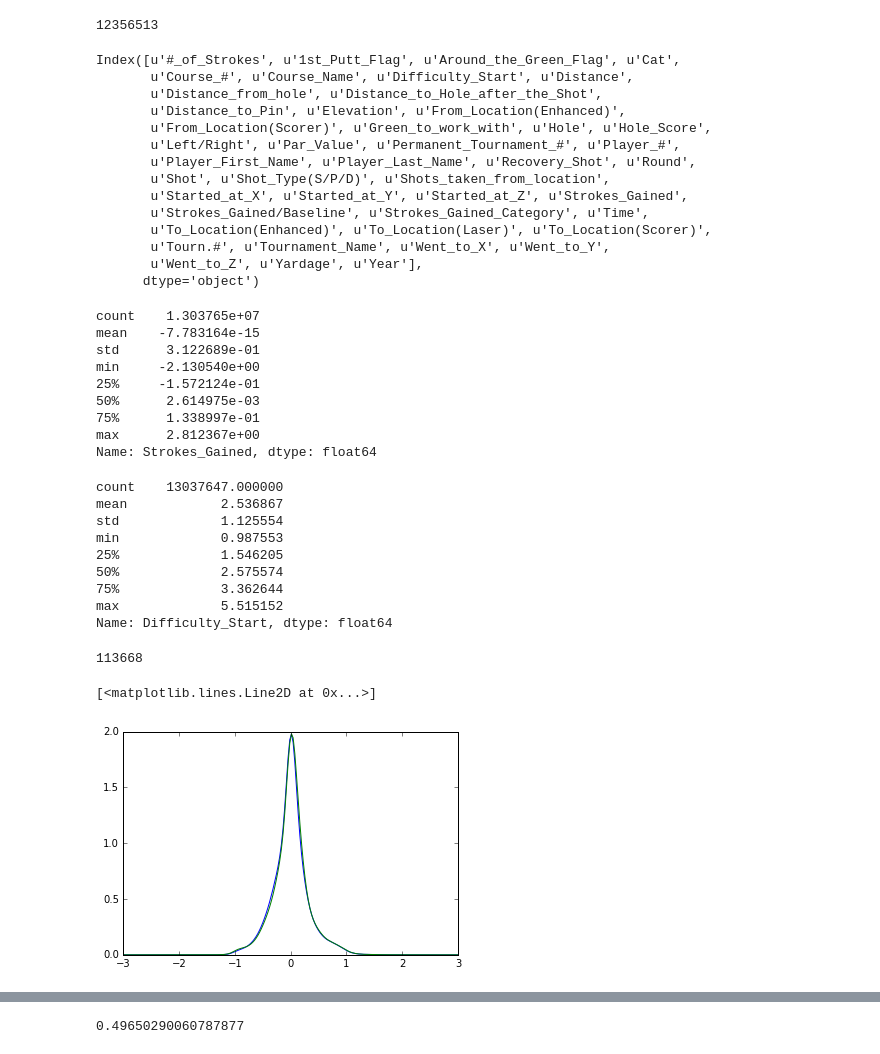
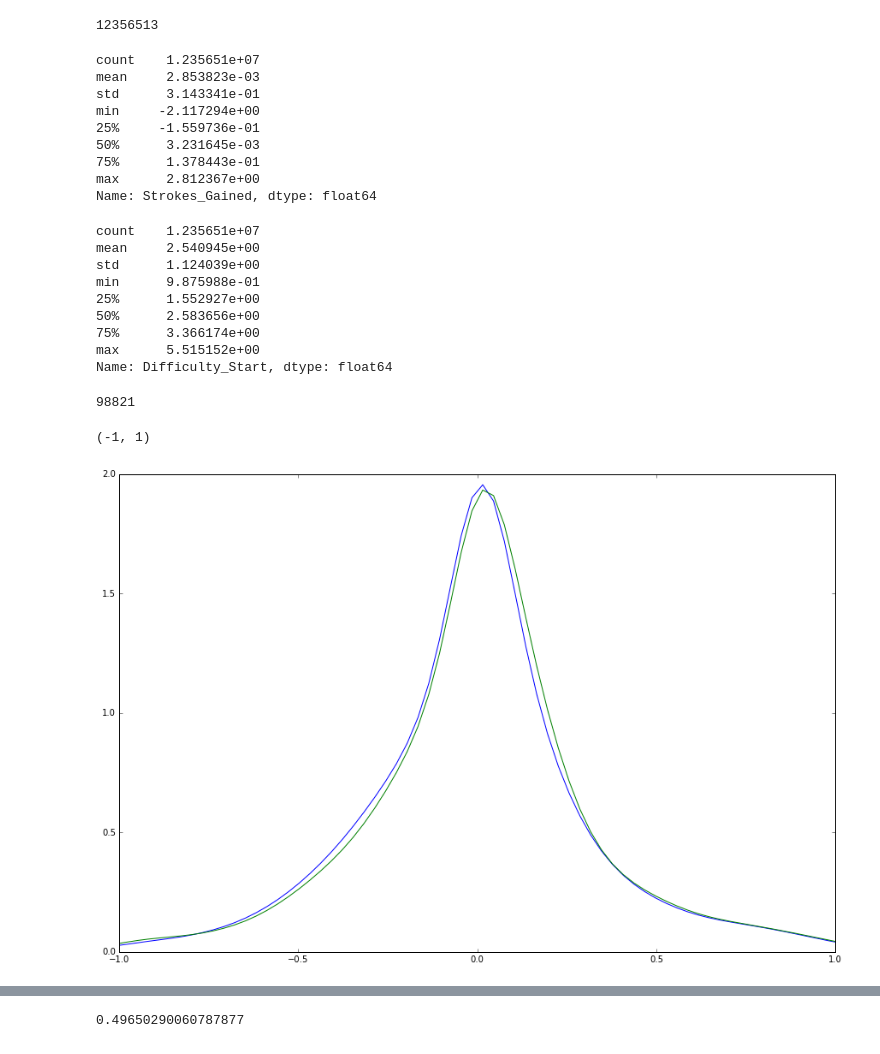
Before and after one commit to adamwlev/StrokesGained2, a Jupyter notebook: Modeling/Accuracy.ipynb, the cells around one changed output, grey strips where cells are left out. Saved outputs shown, nothing was run; the diff lists cells and outputs as text; code cells hidden in the pictures.

```diff
--- a/Modeling/Accuracy.ipynb
+++ b/Modeling/Accuracy.ipynb
@@ -4,9 +4,9 @@ import numpy as np
 import matplotlib.pyplot as plt
 %matplotlib inline
 # %%
-data = pd.concat([pd.read_csv('../data/%d.csv' % year) for year in range(2003,2017)])
+cols = ['Year','Course_#','Round','Hole','Player_#','Strokes_Gained/Baseline','Hole_Score',
+        'Cat','Strokes_Gained','Difficulty_Start','Shots_taken_from_location','Shot']
+data = pd.concat([pd.read_csv('../data/%d.csv' % year)[cols] for year in range(2004,2017)])
-# %%
-data = data[data.Year!=2003]
 # %%
 to_remove = set(tuple(tup) for tup in data[data['Strokes_Gained/Baseline']==0][['Year','Course_#','Round','Hole','Player_#']].values.tolist())
 # %%
@@ -23,67 +23,54 @@ data = data.iloc[[u for u,tup in enumerate(data[['Year','Course_#','Round','Hole
 len(data)
 # %% [output]
 12356513
-# %%
-data.columns
-# %% [output]
-Index([u'#_of_Strokes', u'1st_Putt_Flag', u'Around_the_Green_Flag', u'Cat',
-       u'Course_#', u'Course_Name', u'Difficulty_Start', u'Distance',
-       u'Distance_from_hole', u'Distance_to_Hole_after_the_Shot',
-       u'Distance_to_Pin', u'Elevation', u'From_Location(Enhanced)',
-       u'From_Location(Scorer)', u'Green_to_work_with', u'Hole', u'Hole_Score',
-       u'Left/Right', u'Par_Value', u'Permanent_Tournament_#', u'Player_#',
-       u'Player_First_Name', u'Player_Last_Name', u'Recovery_Shot', u'Round',
-       u'Shot', u'Shot_Type(S/P/D)', u'Shots_taken_from_location',
-       u'Started_at_X', u'Started_at_Y', u'Started_at_Z', u'Strokes_Gained',
-       u'Strokes_Gained/Baseline', u'Strokes_Gained_Category', u'Time',
-       u'To_Location(Enhanced)', u'To_Location(Laser)', u'To_Location(Scorer)',
-       u'Tourn.#', u'Tournament_Name', u'Went_to_X', u'Went_to_Y',
-       u'Went_to_Z', u'Yardage', u'Year'],
-      dtype='object')
 # %%
 data.Strokes_Gained.describe()
 # %% [output]
-count    1.303765e+07
-mean    -7.783164e-15
-std      3.122689e-01
-min     -2.130540e+00
-25%     -1.572124e-01
-50%      2.614975e-03
-75%      1.338997e-01
+count    1.235651e+07
+mean     2.853823e-03
+std      3.143341e-01
+min     -2.117294e+00
+25%     -1.559736e-01
+50%      3.231645e-03
+75%      1.378443e-01
 max      2.812367e+00
 Name: Strokes_Gained, dtype: float64
 # %%
 data.Difficulty_Start.describe()
 # %% [output]
-count    13037647.000000
-mean            2.536867
-std             1.125554
-min             0.987553
-25%             1.546205
-50%             2.575574
-75%             3.362644
-max             5.515152
+count    1.235651e+07
+mean     2.540945e+00
+std      1.124039e+00
+min      9.875988e-01
+25%      1.552927e+00
+50%      2.583656e+00
+75%      3.366174e+00
+max      5.515152e+00
 Name: Difficulty_Start, dtype: float64
 # %%
 (data.Difficulty_Start<1).sum()
 # %% [output]
-113668
+98821
 # %%
 from scipy.stats import gaussian_kde
+
+fig, ax = plt.subplots(1,1, figsize=(15,10))
 
 density = gaussian_kde(data.Strokes_Gained.values)
 xs = np.linspace(-3,3,200)
 density.covariance_factor = lambda : .25
 density._compute_covariance()
 plt.plot(xs,density(xs))
 
 density = gaussian_kde(data['Strokes_Gained/Baseline'].values)
 density.covariance_factor = lambda : .25
 density._compute_covariance()
 plt.plot(xs,density(xs))
+
+plt.xlim(-1,1)
 # %% [output]
-[<matplotlib.lines.Line2D at 0x...>]
+(-1, 1)
-[figure, old version]
+[figure, new version]
 # %%
 plt.hist(data.Strokes_Gained.values,bins=1000);
 # %% [output]
```
Also changed, not shown: parts of 10 cells of this notebook, 5 other files.
